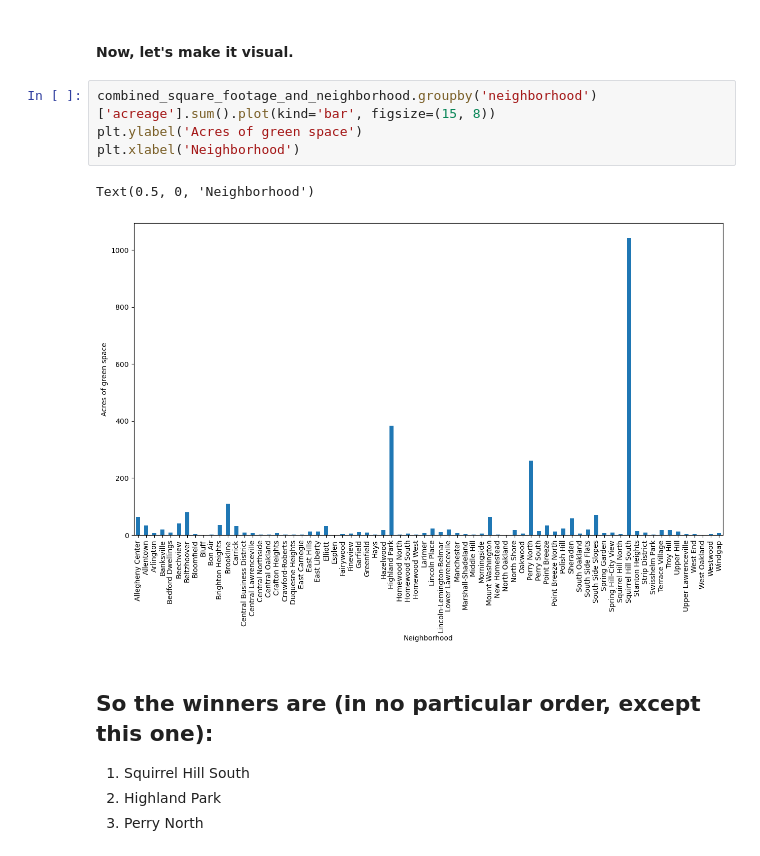
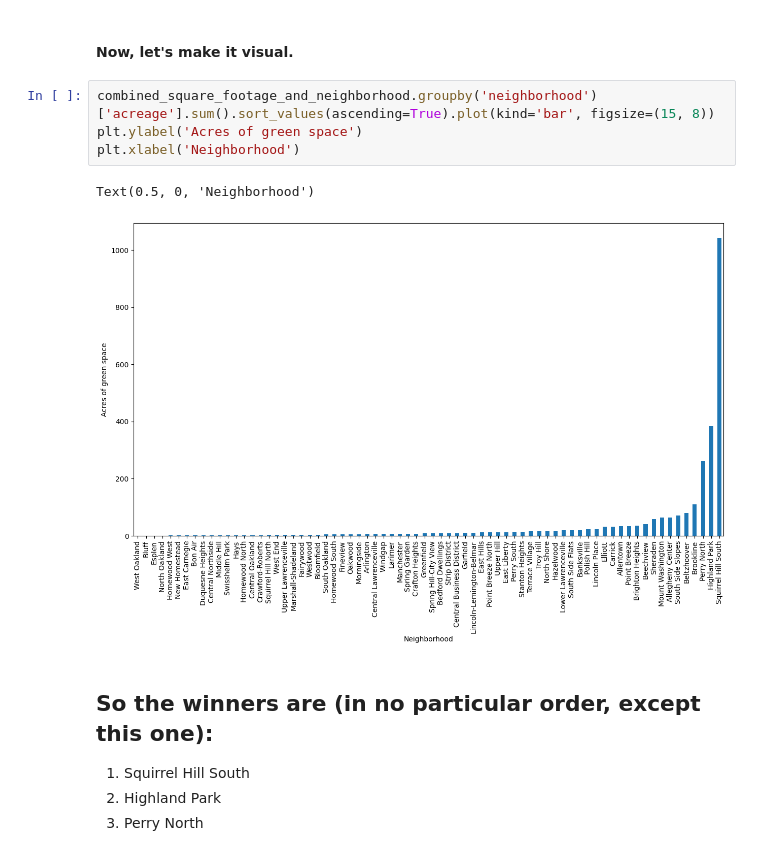
Before and after one commit to nschaab2005/CMPINF-0010-Final-Project, a Jupyter notebook: Final-Project-Ayva.ipynb, the cells around one changed output. Drawn from its saved outputs; the diff is of its cells as text.

Commit message:
Adding my files to the repo
Sorting values so that the bar graph is ascending

```diff
--- a/Final-Project-Ayva.ipynb
+++ b/Final-Project-Ayva.ipynb
@@ -197,12 +196,12 @@ Name: acreage, dtype: float64
 # %% [markdown]
 #### Now, let's make it visual.
 # %%
-combined_square_footage_and_neighborhood.groupby('neighborhood')['acreage'].sum().plot(kind='bar', figsize=(15, 8))
+combined_square_footage_and_neighborhood.groupby('neighborhood')['acreage'].sum().sort_values(ascending=True).plot(kind='bar', figsize=(15, 8))
 plt.ylabel('Acres of green space')
 plt.xlabel('Neighborhood')
 # %% [output]
 Text(0.5, 0, 'Neighborhood')
-[figure, old version]
+[figure, new version]
 # %% [markdown]
 ## So the winners are (in no particular order, except this one):
 1. Squirrel Hill South
```
Also changed, not shown: parts of 4 cells of this notebook, 2 other files.
